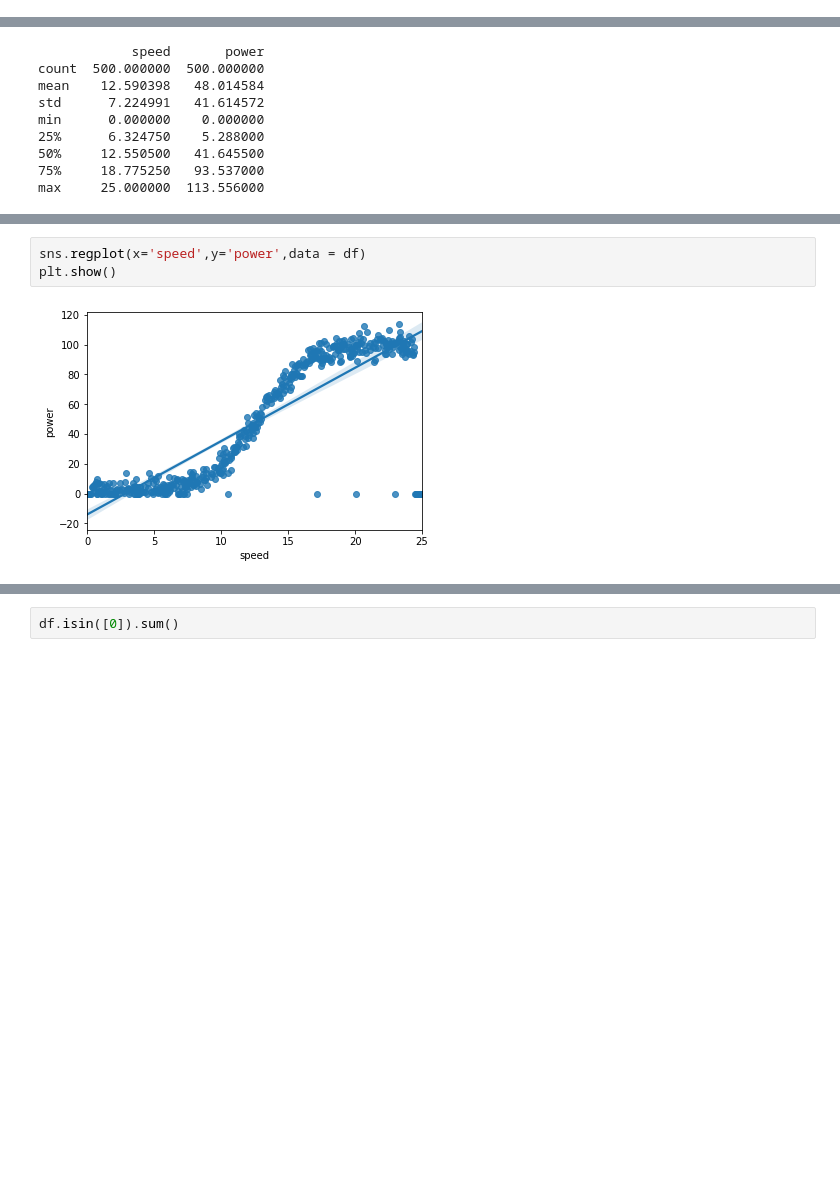
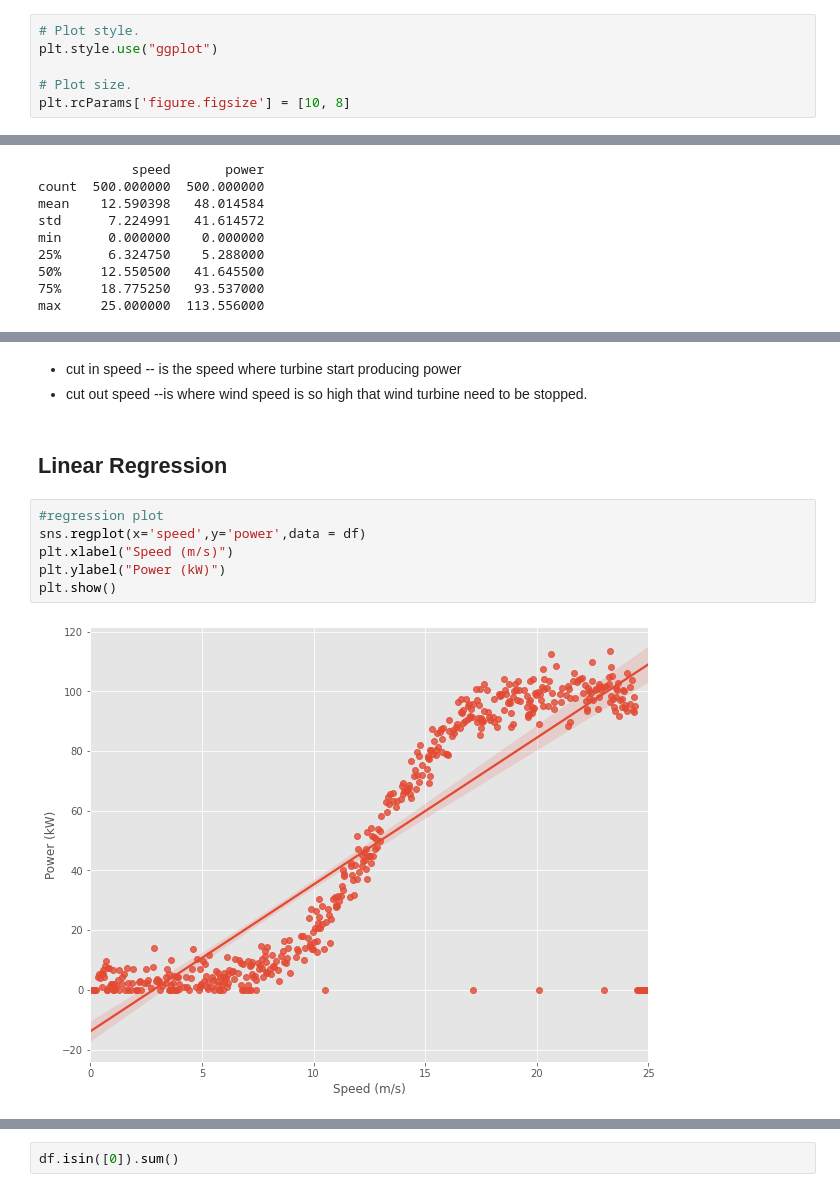
Before and after one commit to Freeha-S/Machine-Learning-Project2020, a Jupyter notebook: Project2020.ipynb, the cells around one changed output, grey strips where cells are left out. Cells and saved outputs as stored; diff of their text form; blank space fills up the shorter version.

```diff
--- a/Project2020.ipynb
+++ b/Project2020.ipynb
@@ -28,2 +46,8 @@ import pandas as pd
+# %%
+# Plot style.
+plt.style.use("ggplot")
+
+# Plot size.
+plt.rcParams['figure.figsize'] = [10, 8]
 # %% [markdown]
 ### Load Dataset
@@ -108,6 +141,14 @@ Linear Regression
+# %% [markdown]
+- cut in speed -- is the speed where turbine start producing power
+- cut out speed --is where wind speed is so high that wind turbine need to be stopped.
+# %% [markdown]
+## Linear Regression
 # %%
+#regression plot
 sns.regplot(x='speed',y='power',data = df)
+plt.xlabel("Speed (m/s)")
+plt.ylabel("Power (kW)")
 plt.show()
 # %% [output]
-[figure, old version]
+[figure, new version]
 # %% [markdown]
```
Also changed, not shown: parts of 102 cells of this notebook, 2 other files.
